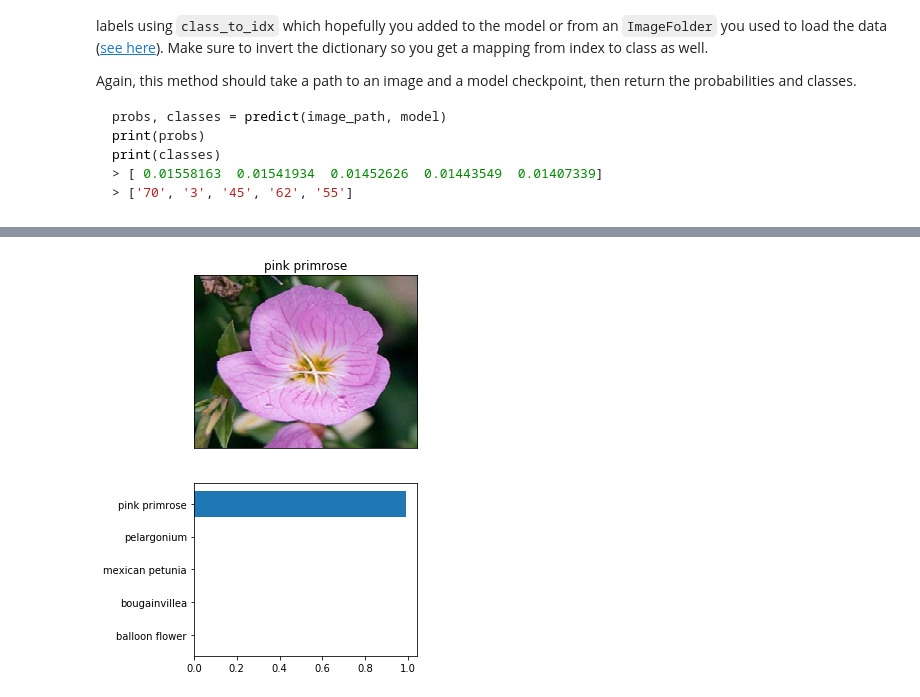
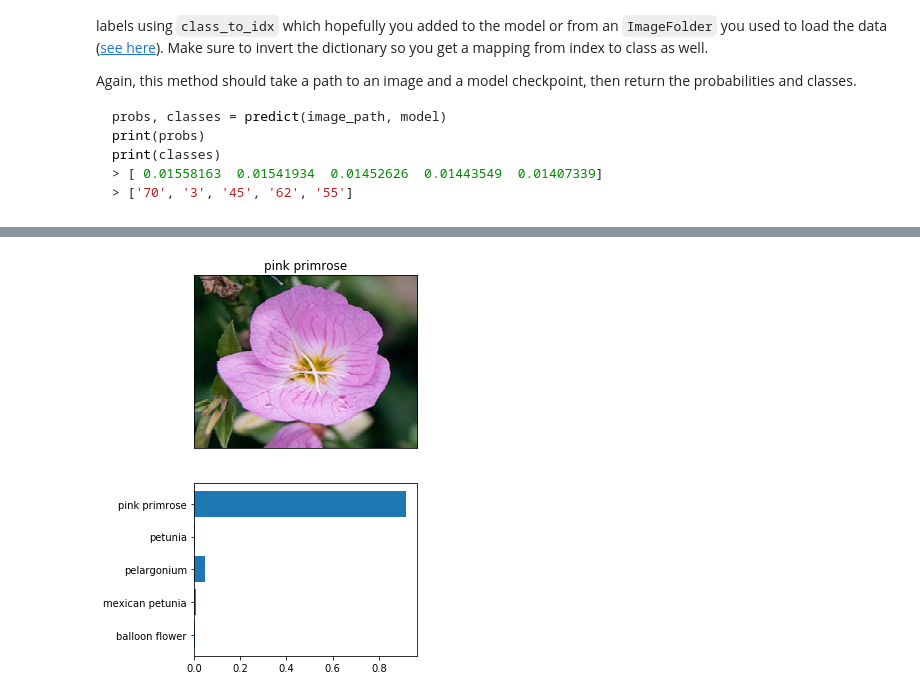
Before and after one commit to amit2555/AIPND, a Jupyter notebook: Image Classifier Project.ipynb, the cells around one changed output, grey strips where cells are left out. Drawn from its saved outputs; the diff is of its cells as text; code cells hidden in the pictures.

```diff
--- a/Image Classifier Project.ipynb
+++ b/Image Classifier Project.ipynb
@@ -209,16 +201,22 @@ Downloading: "https://download.pytorch.org/models/vgg16-397923af.pth" to /root/.
+# %%
+arch = "vgg16"
+model = getattr(models, arch)(pretrained=True)
+
+learning_rate = 0.01
+hidden_units = 1000
+epochs = 5
 # %%
 for param in model.parameters():
     param.requires_grad = False
 
-from collections import OrderedDict
 classifier = torch.nn.Sequential(OrderedDict([
                           ('fc1', torch.nn.Linear(25088, 4096)),
                           ('relu', torch.nn.ReLU()),
                           ('dropout', torch.nn.Dropout(p=0.5)),
-                          ('fc2', torch.nn.Linear(4096, 1000)),
+                          ('fc2', torch.nn.Linear(4096, hidden_units)),
                           ('relu', torch.nn.ReLU()),
                           ('dropout', torch.nn.Dropout(p=0.5)),
-                          ('fc3', torch.nn.Linear(1000, 102)),
+                          ('fc3', torch.nn.Linear(hidden_units, 102)),
                           #('output', torch.nn.LogSoftmax(dim=1))
                           ]))
 
@@ -227,13 +225,12 @@ model.classifier = classifier
 
 criterion = torch.nn.CrossEntropyLoss()
 optimizer = torch.optim.SGD(model.classifier.parameters(),
-                             lr=0.01,
+                             lr=learning_rate,
                              momentum=0.9)
 
 scheduler = torch.optim.lr_scheduler.StepLR(optimizer,
                                             step_size=7,
                                             gamma=0.1)
 model = model.to(device)
-num_epochs = 10
-model = train_model(model, criterion, optimizer, scheduler, num_epochs=num_epochs)
+model = train_model(model, criterion, optimizer, scheduler, num_epochs=epochs)
 # %% [output]
@@ -294,4 +291,12 @@ Remember that you'll want to completely rebuild the model later so you can use i
 # TODO: Save the checkpoint
 
 model.class_to_idx = image_datasets['train'].class_to_idx
-torch.save(model, 'checkpoint.pth')
+checkpoint = {"arch": arch,
+              "classifier": model.classifier,
+              "optimizer": optimizer,
+              "state_dict": model.state_dict(),
+              "class_to_idx": model.class_to_idx,
+              "hidden_units": hidden_units,
+              "learning_rate": learning_rate,
+              "epochs": epochs}
+torch.save(checkpoint, 'checkpoint.pth')
@@ -305,7 +308,13 @@ At this point it's good to write a function that can load a checkpoint and rebui
 # TODO: Write a function that loads a checkpoint and rebuilds the model
 
 def load_checkpoint(filepath):
-    model = torch.load(filepath)
+    checkpoint = torch.load(filepath)
+    model = getattr(models, checkpoint['arch'])(pretrained=True)
+    for param in model.parameters():
+        param.requires_grad = False
+    model.classifier = checkpoint['classifier']
+    model.state_dict = checkpoint['state_dict']
+    model.class_to_idx = checkpoint['class_to_idx']
     return model
 # %% [markdown]
 # Inference for classification
@@ -423,22 +431,23 @@ You can convert from the class integer encoding to actual flower names with the
 # %%
 # TODO: Display an image along with the top 5 classes
 
 saved_model = load_checkpoint("checkpoint.pth")
+saved_model = saved_model.to(device)
 probs, classes = predict("flowers/train/1/image_06734.jpg", saved_model)
 class_names = [cat_to_name[name] for name in classes]
 
 
 fig = plt.figure(figsize=(4, 7))
 
 ax1 = fig.add_subplot(2, 1, 1)
 ax1.xaxis.set_visible(False)
 ax1.yaxis.set_visible(False)
 imshow(process_image("flowers/train/1/image_06734.jpg"), ax=ax1, title=cat_to_name["1"]);
 
 ax2 = fig.add_subplot(2, 1 , 2)
 ax2.barh(class_names, probs);
 
 #print(probs)
 #print(class_names)
 # %% [output]
-[figure, old version]
+[figure, new version]
```
Also changed, not shown: parts of 11 cells of this notebook, 3 other files.
